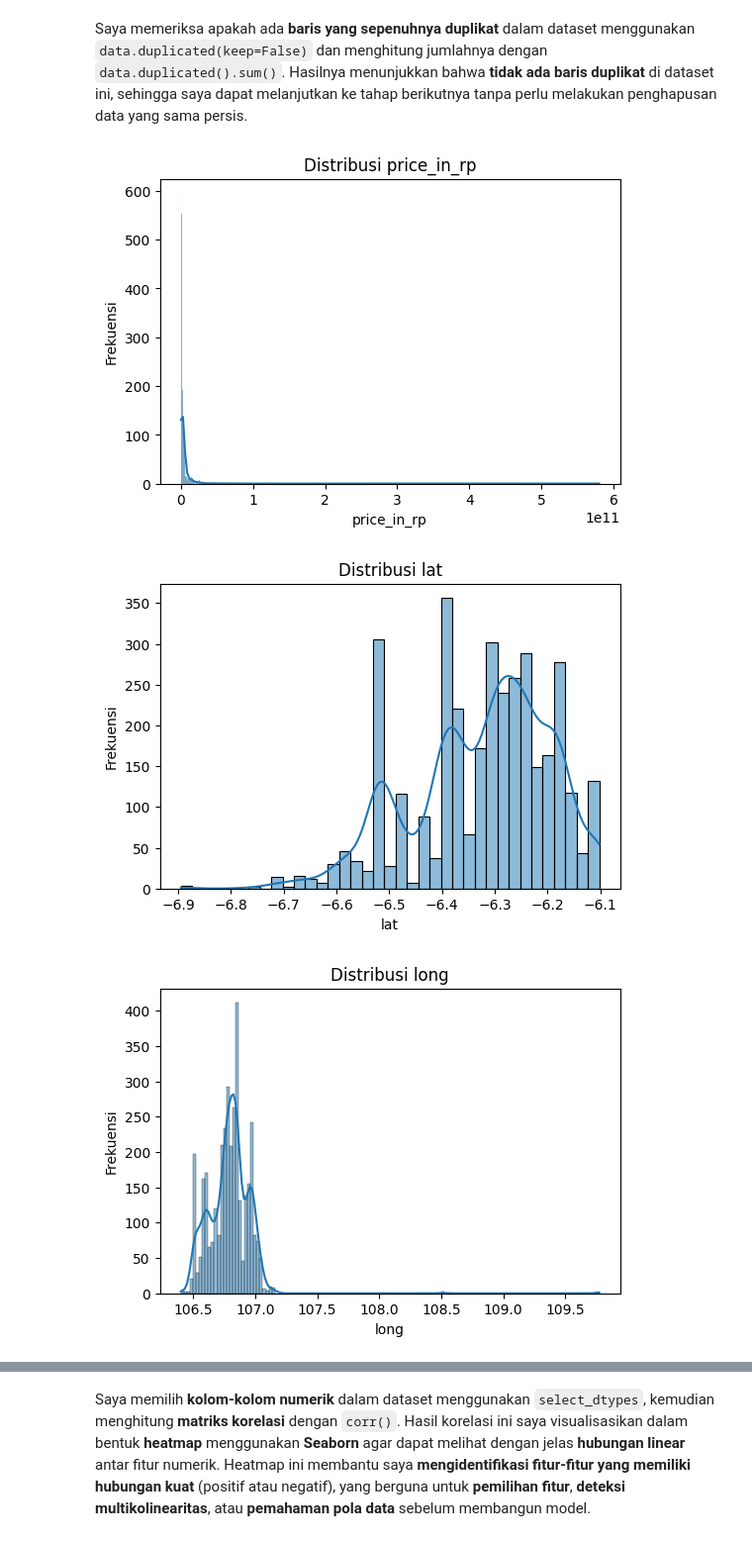
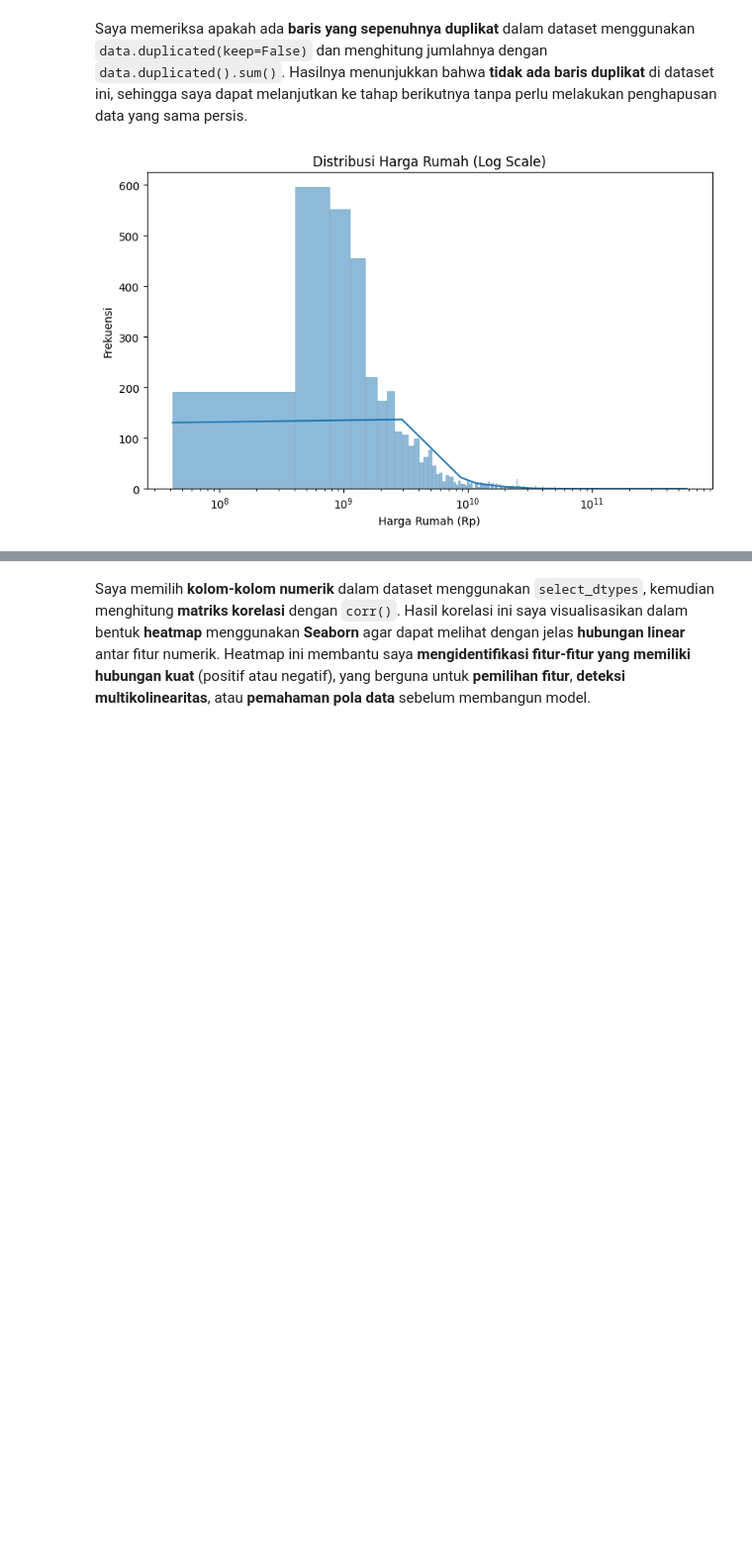
Before and after one commit to aldyNaufal/regression_house_price, a Jupyter notebook: notebook/main.ipynb, the cells around one changed output, grey strips where cells are left out. Shown at 99% size. Drawn from its saved outputs; the diff is of its cells as text; code cells hidden in the pictures; blank space fills up the shorter version.

```diff
--- a/notebook/main.ipynb
+++ b/notebook/main.ipynb
@@ -134,17 +134,15 @@ Jumlah baris duplikat (selain baris pertama): 0
 # %% [markdown]
 Saya memeriksa apakah ada **baris yang sepenuhnya duplikat** dalam dataset menggunakan `data.duplicated(keep=False)` dan menghitung jumlahnya dengan `data.duplicated().sum()`. Hasilnya menunjukkan bahwa **tidak ada baris duplikat** di dataset ini, sehingga saya dapat melanjutkan ke tahap berikutnya tanpa perlu melakukan penghapusan data yang sama persis.
 # %%
-
-# Histogram
-num_cols = data.select_dtypes(include='float64').columns
-for col in num_cols:
-    plt.figure(figsize=(6, 4))
-    sns.histplot(data[col].dropna(), kde=True)
-    plt.title(f'Distribusi {col}')
-    plt.xlabel(col)
-    plt.ylabel('Frekuensi')
-    plt.show()
+plt.figure(figsize=(8, 5))
+sns.histplot(data['price_in_rp'], kde=True)
+plt.xscale('log')
+plt.title("Distribusi Harga Rumah (Log Scale)")
+plt.xlabel("Harga Rumah (Rp)")
+plt.ylabel("Frekuensi")
+plt.tight_layout()
+plt.savefig("../images/distribusi_harga.png")
+plt.show()
+plt.close()
 # %% [output]
-[figure, old version]
+[figure, new version]
-[figure, removed]
-[figure, removed]
```
Also changed, not shown: parts of 5 cells of this notebook, 6 other files.
